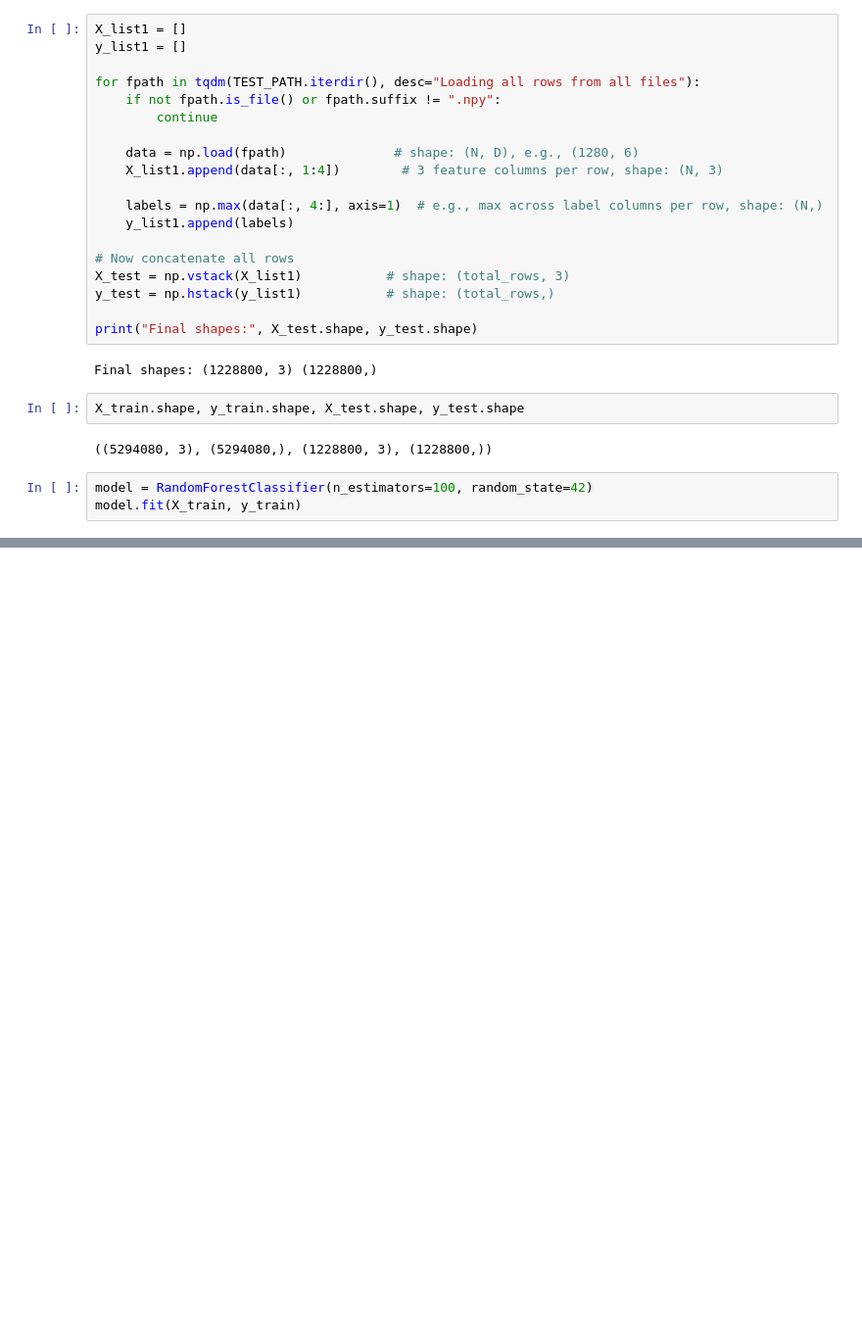
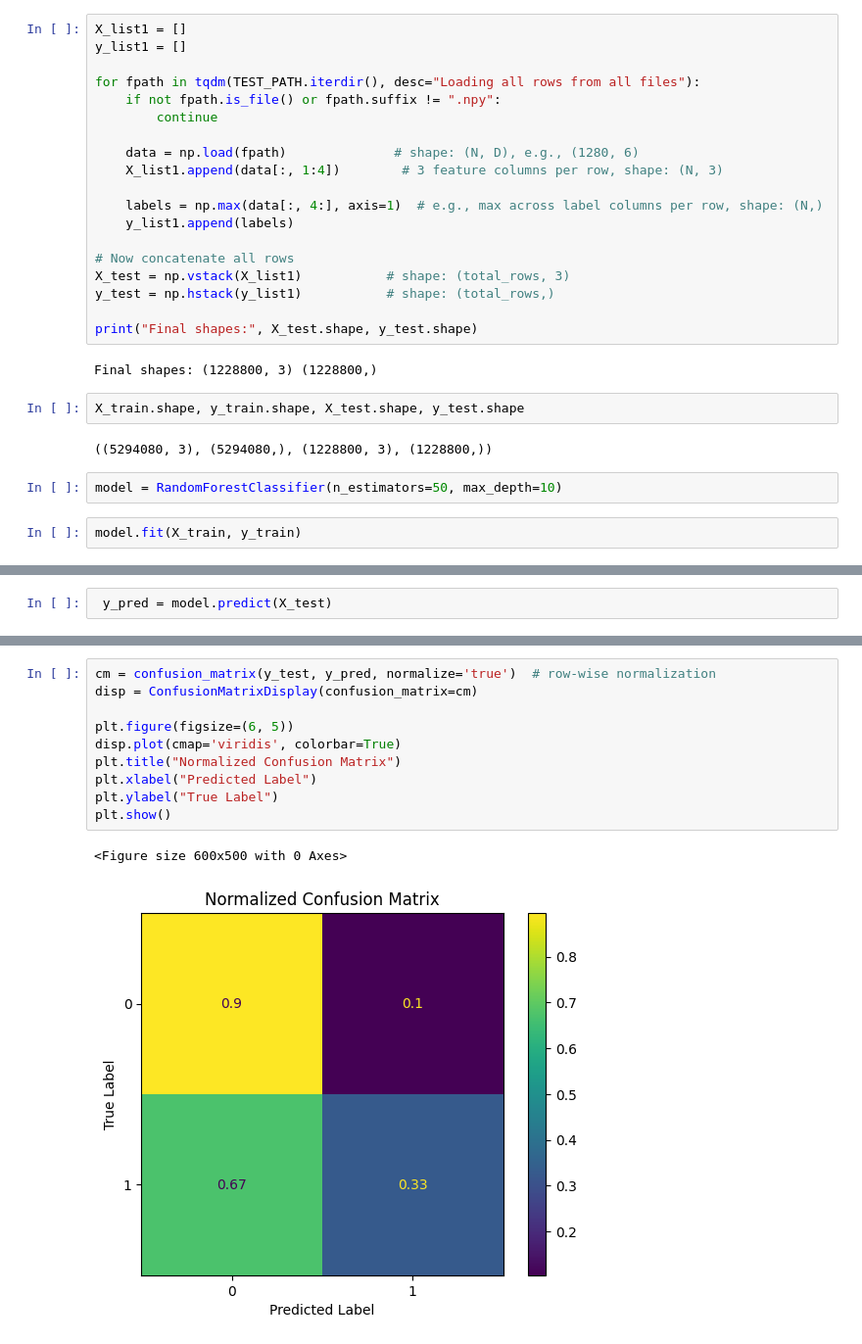
Before and after one commit to rmndrs89/advanced-time-series-prediction, a Jupyter notebook: 2_BaselineModel/Time_Series_Random_Forest.ipynb, the cells around one changed output, grey strips where cells are left out. Shown: that part at 98% size. Cells and saved outputs as stored; diff of their text form; blank space fills up the shorter version.

Commit message:
Base model training done, with metrices

```diff
--- a/2_BaselineModel/Time_Series_Random_Forest.ipynb
+++ b/2_BaselineModel/Time_Series_Random_Forest.ipynb
@@ -92,6 +92,7 @@ Final shapes: (1228800, 3) (1228800,)
 X_train.shape, y_train.shape, X_test.shape, y_test.shape
 # %% [output]
 ((5294080, 3), (5294080,), (1228800, 3), (1228800,))
+# %%
+model = RandomForestClassifier(n_estimators=50, max_depth=10)
 # %%
-model = RandomForestClassifier(n_estimators=100, random_state=42)
 model.fit(X_train, y_train)
@@ -97,0 +101,2 @@ model.fit(X_train, y_train)
+# %%
+ y_pred = model.predict(X_test)
@@ -97,0 +133,13 @@ model.fit(X_train, y_train)
+# %%
+cm = confusion_matrix(y_test, y_pred, normalize='true')  # row-wise normalization
+disp = ConfusionMatrixDisplay(confusion_matrix=cm)
+
+plt.figure(figsize=(6, 5))
+disp.plot(cmap='viridis', colorbar=True)
+plt.title("Normalized Confusion Matrix")
+plt.xlabel("Predicted Label")
+plt.ylabel("True Label")
+plt.show()
+# %% [output]
+<Figure size 600x500 with 0 Axes>
+[figure, added]
```
Also changed, not shown: parts of 3 cells of this notebook.
